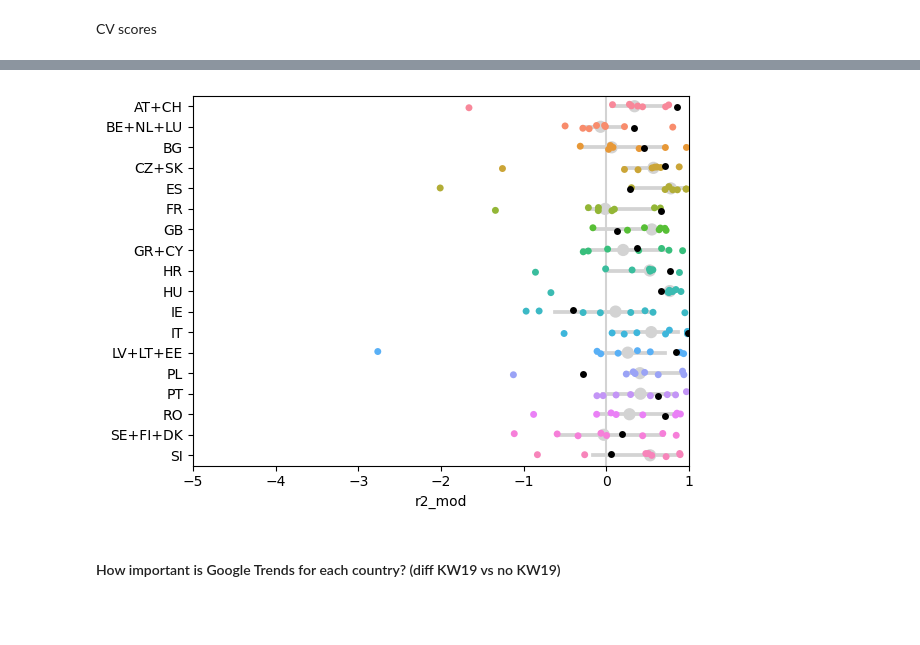
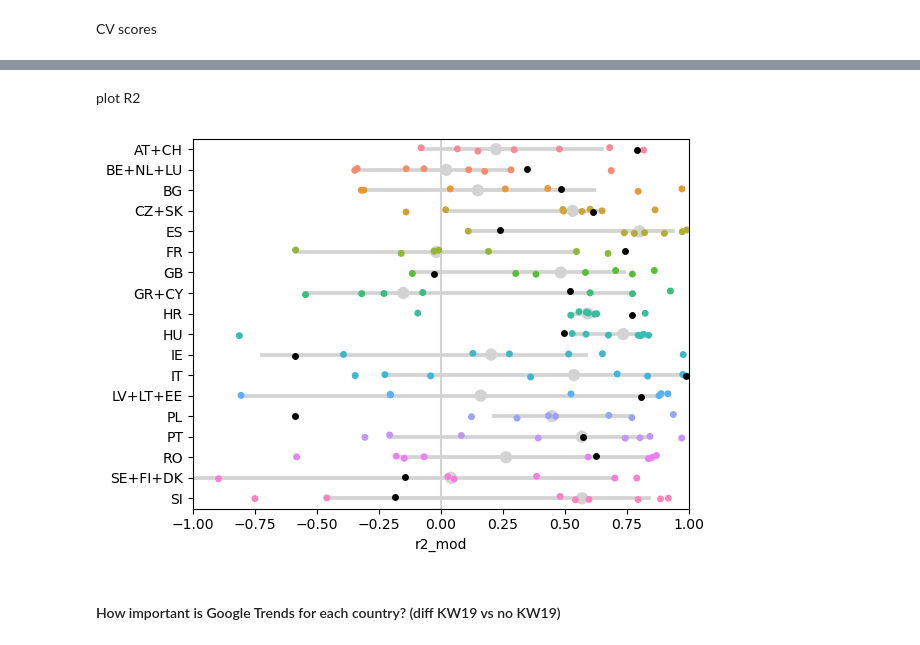
Before and after one commit to bertelsmannstift/eu-migration-forecast, a Jupyter notebook: notebooks/experiments/ensemble-best.ipynb, the cells around one changed output, grey strips where cells are left out. Drawn from its saved outputs; the diff is of its cells as text; code cells hidden in the pictures; blank space fills up the shorter version.

```diff
--- a/notebooks/experiments/ensemble-best.ipynb
+++ b/notebooks/experiments/ensemble-best.ipynb
@@ -215 +234,4 @@ for m in metrics:
+# %%
+test_scores_c_dummy = eumf_eval.score_test_countries(estimators[0], test_stackeds[0])
+cv_scores_c_dummy = eumf_eval.score_cv_countries(estimators[0], train_unstackeds[0], cv_default)
 # %% [markdown]
@@ -312,9 +356,8 @@ plt.show()
 # %%
-i = -1
+i = -3
 
-reg = tuners[i].best_estimator_
-
-test_scores_c = eumf_eval.score_test_countries(reg, test_stackeds[i])
+test_scores_c = eumf_eval.score_test_countries(estimators[i], test_stackeds[i])
+test_scores_c["rmse_vs_dummy"] = test_scores_c["rmse"] - test_scores_c_dummy["rmse"]
 print("Holdout scores per country:")
 display(test_scores_c.sort_values(by="r2_mod", ascending=False))
 # %% [output]
@@ -339,11 +384,11 @@ Holdout scores per country:
 # %%
-i = -1
-reg = tuners[i].best_estimator_
+i = -3
 
-cv_scores_c = eumf_eval.score_cv_countries(reg, train_unstackeds[i], cv_default)
+cv_scores_c = eumf_eval.score_cv_countries(estimators[i], train_unstackeds[i], cv_default)
+cv_scores_c["rmse_vs_dummy"] = cv_scores_c["rmse"] - cv_scores_c_dummy["rmse"]
 print("CV scores per country:")
 cv_scores_c_agg = eumf_eval.agg_cv_scores(cv_scores_c, level=0, use_quantiles=True)
-display(cv_scores_c_agg.sort_values(by=("r2_mod", 0.5), ascending=False))
+display(cv_scores_c_agg.sort_values(by=("rmse", 0.5), ascending=False))
 # %% [output]
 CV scores per country:
 |  | mae |  |  | rmse |  |  | explained_variance |  |  | r2_mod | ... |
@@ -384,20 +448,22 @@ plt.show()
+# %% [markdown]
+plot R2
 # %%
 sns.pointplot(
     data=cv_scores_c.reset_index(),
     y="level_0",
     x="r2_mod",
     linestyles="",
     color="lightgrey",
     estimator=np.median,
 )
 sns.stripplot(data=cv_scores_c.reset_index(), y="level_0", x="r2_mod")
 sns.stripplot(data=test_scores_c.reset_index(), y="index", x="r2_mod", color="k")
 plt.axvline(0.0, c="lightgrey")
-plt.xlim(-5, 1)
+plt.xlim(-1, 1)
 plt.ylabel("")
 plt.show()
 # %% [output]
-[figure, old version]
+[figure, new version]
 # %% [markdown]
 #### How important is Google Trends for each country? (diff KW19 vs no KW19)
 # %% [markdown]
```
Also changed, not shown: parts of 33 cells of this notebook, 4 other files.
